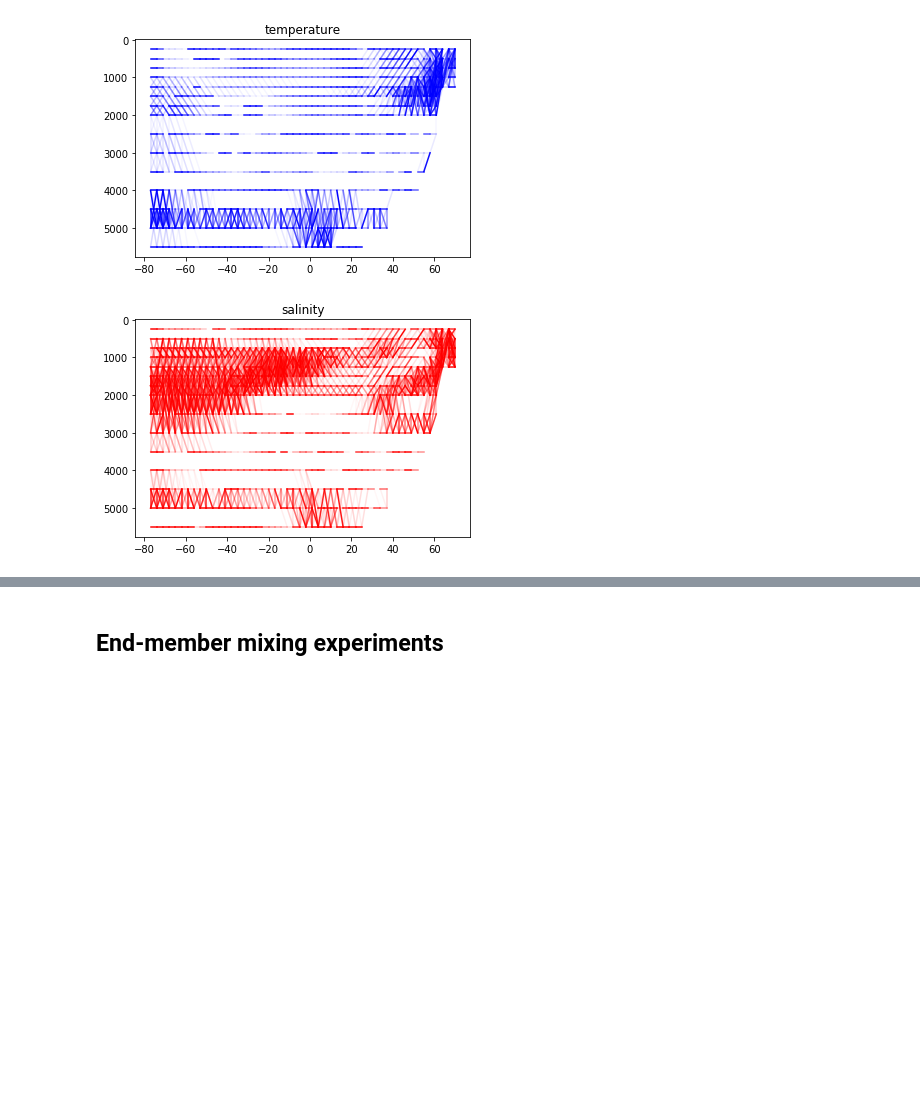
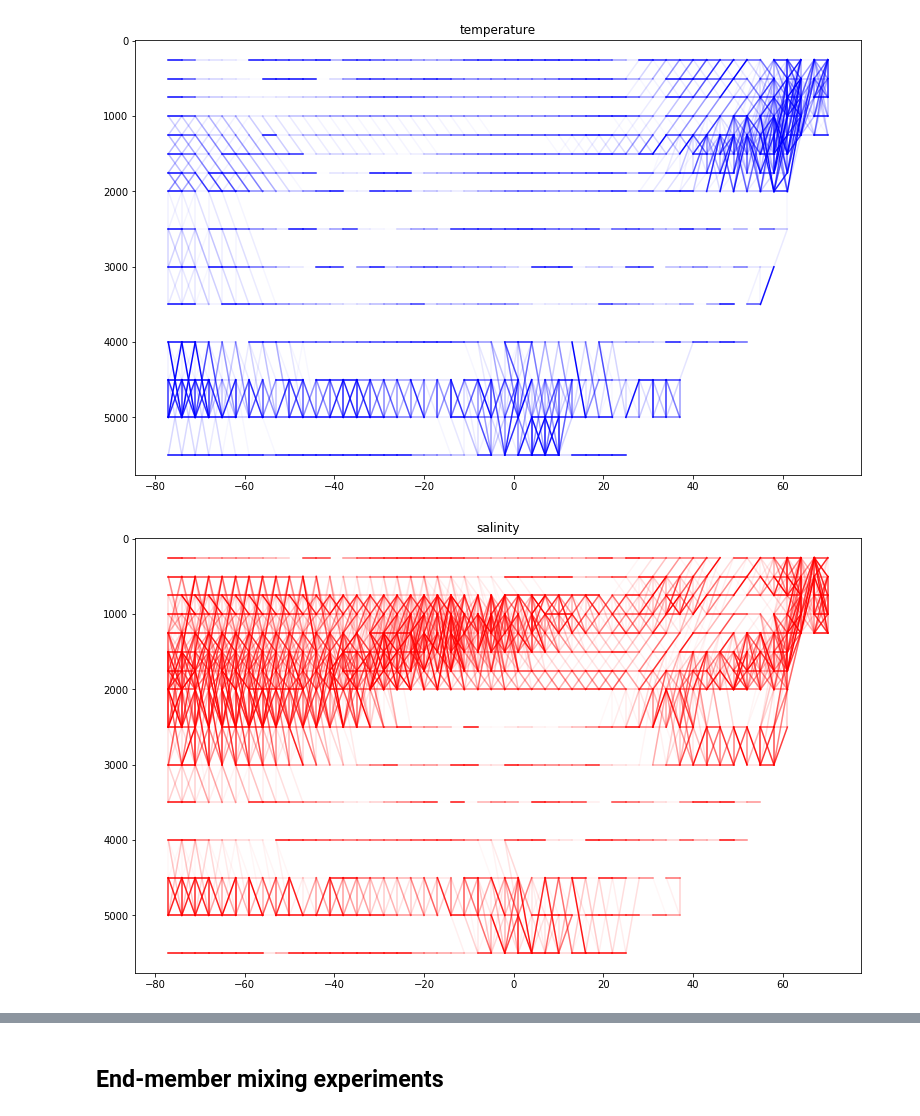
Before and after one commit to jordanplanders/Thinkful, a Jupyter notebook: Capstone Project/watercol_connectedness.ipynb, the cells around one changed output, grey strips where cells are left out. Cells and saved outputs as stored; diff of their text form; code cells hidden in the pictures; blank space fills up the shorter version.

Commit message:
revised connectedness plots

```diff
--- a/Capstone Project/watercol_connectedness.ipynb
+++ b/Capstone Project/watercol_connectedness.ipynb
@@ -270,33 +270,33 @@ for tracer in tracer_d.keys():
     # dataset.get_plan([-70, 70],[-180, 180], [tracer], 1500)
     dataset.get_section('NS_section', lineLon, [minLat, maxLat], [tracer])
 
     d_traj = {}
     for dpth in depths:
         Atl = water_column(dataset, 'traj', depth= dpth)
     #     Atl.get_mixing_labels('n_members')
         d_traj[dpth] = Atl
 
     minisections = []
     for (nlat, slat) in lat_bins:
         minisections.append(minisection(d_traj, nlat, slat))
 
     Atl_paths = paths(1000, minisections, .01, .05)
 
-    fig = plt.figure()
+    fig = plt.figure(figsize = (13, 8))
     ax = fig.add_subplot(111)
     for key in Atl_paths.d_paths.keys():
         values = Atl_paths.d_paths[key]
         for value in values:
             ax.plot([key[0], value[0]],[key[1], value[1]], c = tracer_d[tracer] ,alpha = 1-(1-3*value[2]) )
 
     ax.set_title(tracer)
     plt.gca().invert_yaxis()
 
     name1 = tracer+'_connectedness_'+str(-lineLon)+'W'
     plt.savefig(path+name1+'.png', dpi=None, facecolor='w', edgecolor='w',
         orientation='portrait', papertype=None, format=None,
         transparent=False, bbox_inches=None, pad_inches=0.1,
         frameon=None)
 # %% [output]
-[figure, old version]
+[figure, new version]
-[figure, old version]
+[figure, new version]
```
Also changed, not shown: parts of 1 cell of this notebook, 7 other files.
